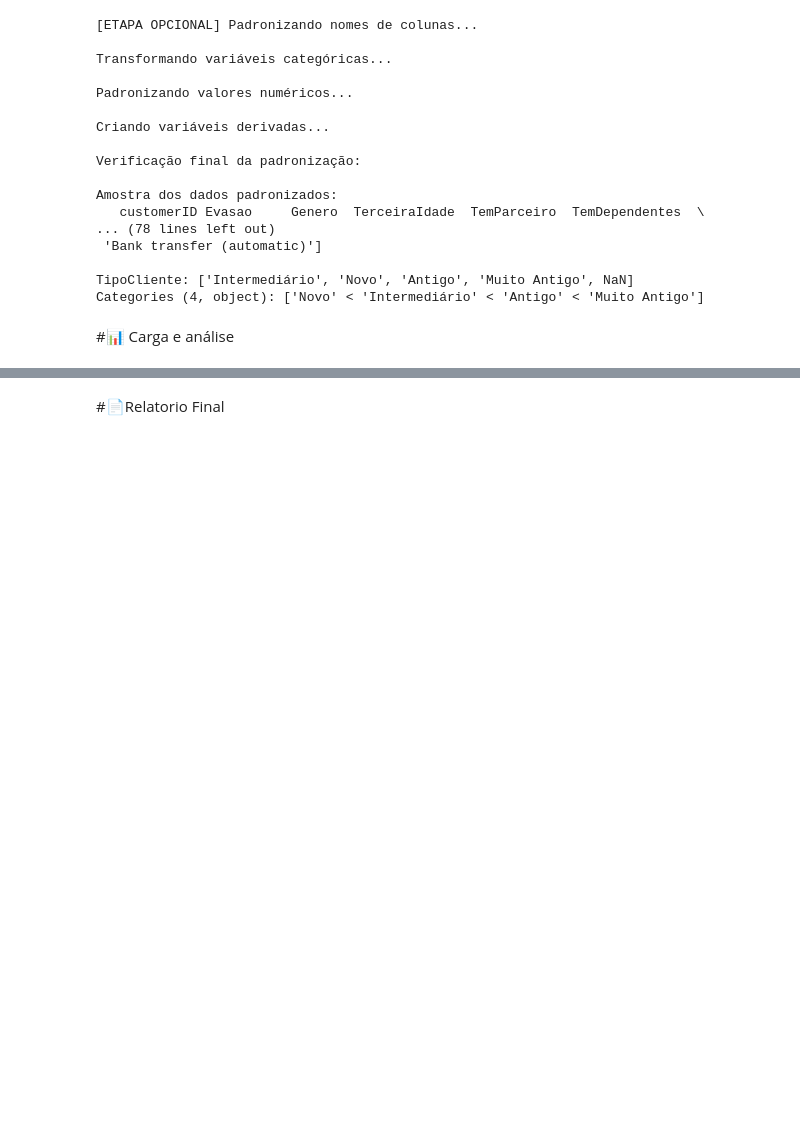
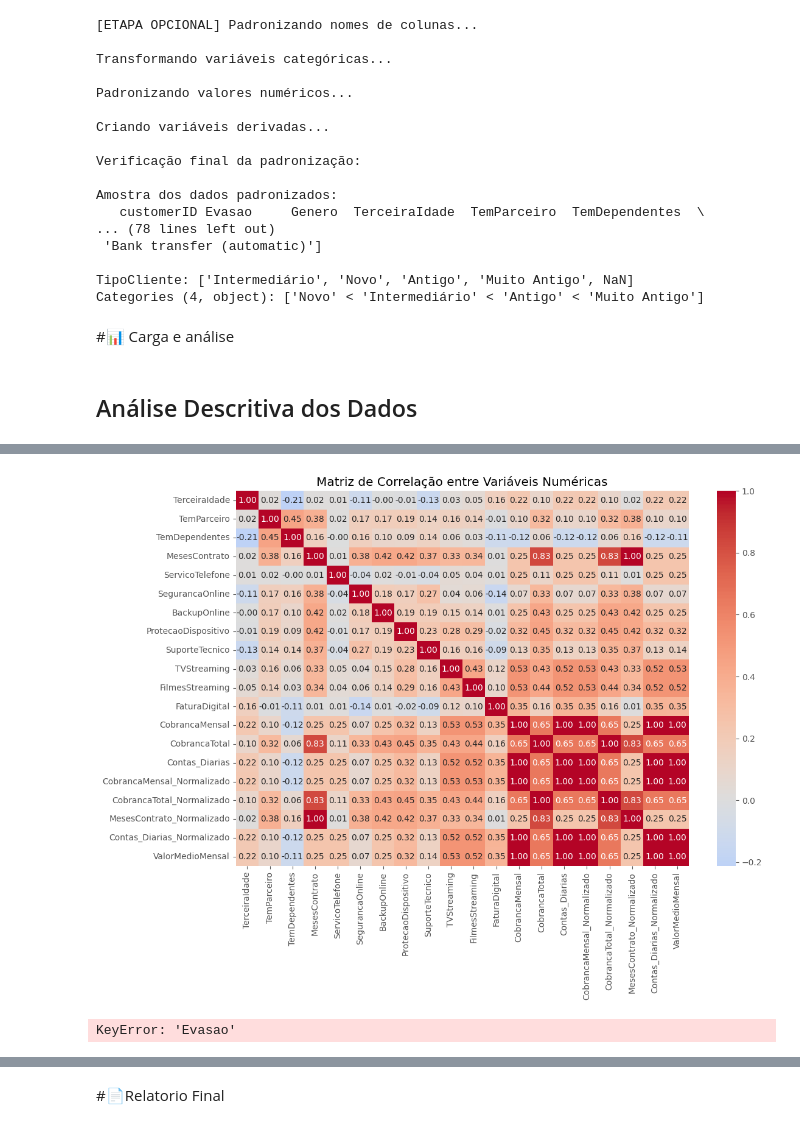
Before and after one commit to anandamatos/telecom-x, a Jupyter notebook: notebooks/telecom-x_br.ipynb, the cells around one changed output, grey strips where cells are left out. Cells and saved outputs as stored; diff of their text form; code cells hidden in the pictures; blank space fills up the shorter version.

Commit message:
Carga e Análise

```diff
--- a/notebooks/telecom-x_br.ipynb
+++ b/notebooks/telecom-x_br.ipynb
@@ -458,3 +458,80 @@ TipoCliente: ['Intermediário', 'Novo', 'Antigo', 'Muito Antigo', NaN]
 Categories (4, object): ['Novo' < 'Intermediário' < 'Antigo' < 'Muito Antigo']
 # %% [markdown]
 #📊 Carga e análise
+# %% [markdown]
+## Análise Descritiva dos Dados
+# %%
+print("\n[ETAPA DE ANÁLISE DESCRITIVA]")
+print("="*50)
+
+## 1. Análise Geral dos Dados Numéricos
+print("\n1. Estatísticas Descritivas Básicas (Variáveis Numéricas):")
+colunas_numericas = df.select_dtypes(include=['int64', 'float64']).columns
+descricao_numerica = df[colunas_numericas].describe(percentiles=[.25, .5, .75]).transpose()
+descricao_numerica['IQR'] = descricao_numerica['75%'] - descricao_numerica['25%']  # Amplitude interquartil
+print(descricao_numerica[['count', 'mean', 'std', 'min', '25%', '50%', '75%', 'max', 'IQR']])
+
+## 2. Análise de Variáveis Categóricas
+print("\n2. Distribuição de Variáveis Categóricas:")
+colunas_categoricas = df.select_dtypes(include=['object', 'category', 'bool']).columns
+
+for col in colunas_categoricas:
+    print(f"\n{col}:")
+    contagem = df[col].value_counts(dropna=False)
+    percentual = df[col].value_counts(normalize=True, dropna=False) * 100
+    print(pd.concat([contagem, percentual], axis=1,
+                 keys=['Contagem', 'Percentual (%)']).sort_values('Contagem', ascending=False))
+
+## 3. Análise Segmentada por Churn (Evasão)
+if 'Evasao' in df.columns:
+    print("\n3. Análise Comparativa entre Clientes que Evadiram vs. Permaneceram:")
+
+    # 3.1 Métricas numéricas comparativas
+    print("\nMétricas Numéricas por Status de Evasão:")
+    print(df.groupby('Evasao')[colunas_numericas].agg(['mean', 'median', 'std', 'min', 'max']))
+
+    # 3.2 Distribuição de categorias
+    print("\nDistribuição de Categorias por Status de Evasão:")
+    for col in colunas_categoricas:
+        if col != 'Evasao':
+            print(f"\n{col}:")
+            print(pd.crosstab(df[col], df['Evasao'],
+                        margins=True, margins_name="Total",
+                        normalize='index') * 100)
+
+## 4. Análise de Correlações
+print("\n4. Matriz de Correlação entre Variáveis Numéricas:")
+plt.figure(figsize=(12, 8))
+correlacoes = df[colunas_numericas].corr()
+sns.heatmap(correlacoes, annot=True, cmap='coolwarm', center=0, fmt='.2f')
+plt.title('Matriz de Correlação entre Variáveis Numéricas')
+plt.show()
+
+# 4.1 Top correlações com Evasão
+if 'Evasao' in df.columns:
+    correlacoes_evasao = correlacoes['Evasao'].sort_values(key=abs, ascending=False)
+    print("\nTop Variáveis Correlacionadas com Evasão:")
+    print(correlacoes_evasao[abs(correlacoes_evasao) > 0.1])  # Mostrar apenas correlações relevantes
+
+## 5. Visualizações Complementares
+print("\n5. Visualizações Importantes:")
+
+# 5.1 Distribuição do Tempo de Contrato
+plt.figure(figsize=(10, 6))
+sns.histplot(data=df, x='MesesContrato', hue='Evasao', bins=24, kde=True,
+             element='step', stat='density', common_norm=False)
+plt.title('Distribuição de Meses de Contrato por Status de Evasão')
+plt.xlabel('Meses de Contrato')
+plt.ylabel('Densidade')
+plt.show()
+
+# 5.2 Boxplot de Cobrança Mensal por Evasão
+plt.figure(figsize=(10, 6))
+sns.boxplot(data=df, x='Evasao', y='CobrancaMensal')
+plt.title('Distribuição de Cobrança Mensal por Status de Evasão')
+plt.xlabel('Evasão (1=Sim, 0=Não)')
+plt.ylabel('Cobrança Mensal (R$)')
+plt.show()
+
+print("\nAnálise descritiva concluída com sucesso!")
+# %% [output]
@@ -460,0 +555,2 @@ Categories (4, object): ['Novo' < 'Intermediário' < 'Antigo' < 'Muito Antigo']
+[figure, added]
+KeyError: 'Evasao'
```
Also changed, not shown: parts of 8 cells of this notebook.
